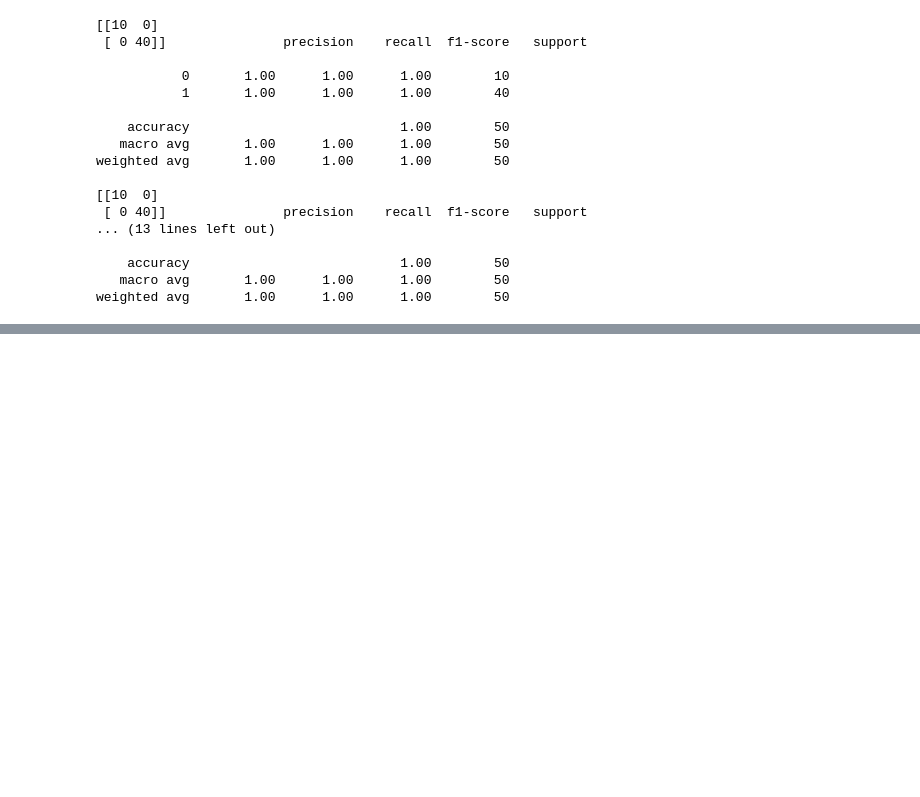
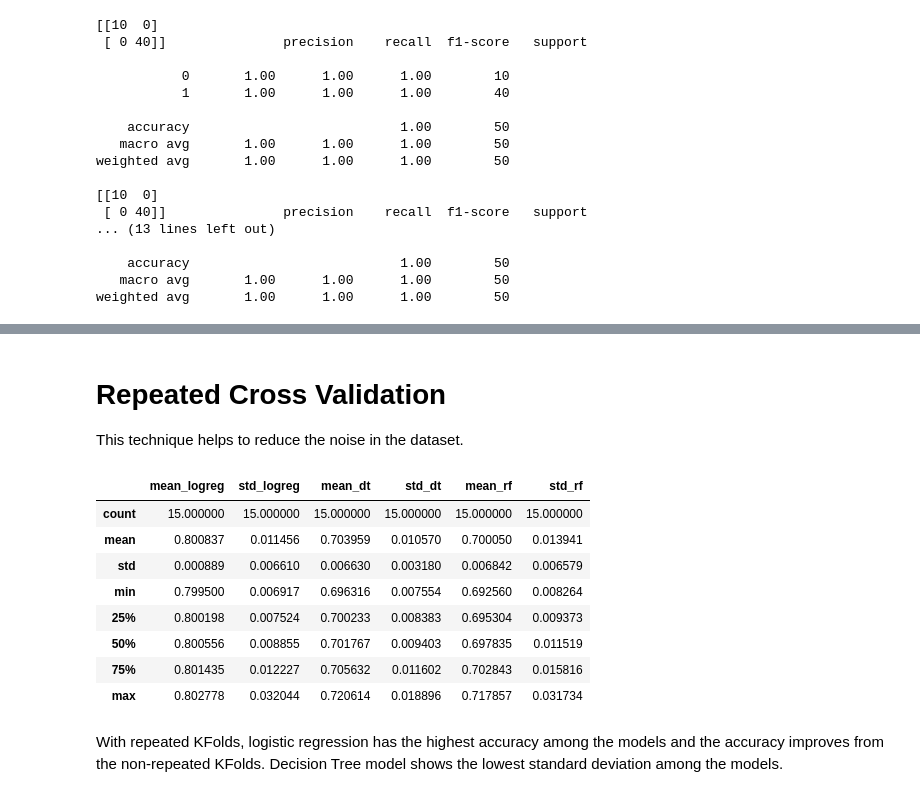
Before and after one commit to xs625/ICU-patients, a Jupyter notebook: Survival.ipynb, the cells around one changed output, grey strips where cells are left out. Cells and saved outputs as stored; diff of their text form; code cells hidden in the pictures; blank space fills up the shorter version.

```diff
--- a/Survival.ipynb
+++ b/Survival.ipynb
@@ -219,0 +302,51 @@ weighted avg       1.00      1.00      1.00        50
+# %% [markdown]
+# Repeated Cross Validation
+
+This technique helps to reduce the noise in the dataset.
+# %%
+from sklearn.model_selection import RepeatedKFold
+from numpy import mean,std
+from scipy.stats import sem
+def evaluate_cv_rep(splits,X,y,model,repeats):
+  cv_rep = RepeatedKFold(n_splits=splits,random_state=42,n_repeats=repeats)
+  scores_rep = cross_val_score(model,X,y,scoring='accuracy',cv=cv_rep)
+  return scores_rep
+
+mean_rep_logreg=list()
+mean_rep_dt=list()
+mean_rep_rf=list()
+
+std_rep_logreg=list()
+std_rep_dt=list()
+std_rep_rf=list()
+
+for repeat in range(1,16):
+  scores_1=evaluate_cv_rep(20,X,y,logreg,repeat)
+  scores_2=evaluate_cv_rep(10,X,y,dt,repeat)
+  scores_3=evaluate_cv_rep(42,X,y,dt,repeat)
+
+  mean_rep_logreg.append(mean(scores_1))
+  mean_rep_dt.append(mean(scores_2))
+  mean_rep_rf.append(mean(scores_3))
+
+  std_rep_logreg.append(sem(scores_1))
+  std_rep_dt.append(sem(scores_2))
+  std_rep_rf.append(sem(scores_3))
+# %%
+Accuracy_rep=pd.DataFrame({'mean_logreg':mean_rep_logreg,'std_logreg':std_rep_logreg,
+                       'mean_dt':mean_rep_dt,'std_dt':std_rep_dt,
+                       'mean_rf':mean_rep_rf,'std_rf':std_rep_rf})
+# %%
+Accuracy_rep.describe()
+# %% [output]
+|  | mean_logreg | std_logreg | mean_dt | std_dt | mean_rf | std_rf |
+| count | 15.000000 | 15.000000 | 15.000000 | 15.000000 | 15.000000 | 15.000000 |
+| mean | 0.800837 | 0.011456 | 0.703959 | 0.010570 | 0.700050 | 0.013941 |
+| std | 0.000889 | 0.006610 | 0.006630 | 0.003180 | 0.006842 | 0.006579 |
+| min | 0.799500 | 0.006917 | 0.696316 | 0.007554 | 0.692560 | 0.008264 |
+| 25% | 0.800198 | 0.007524 | 0.700233 | 0.008383 | 0.695304 | 0.009373 |
+| 50% | 0.800556 | 0.008855 | 0.701767 | 0.009403 | 0.697835 | 0.011519 |
+| 75% | 0.801435 | 0.012227 | 0.705632 | 0.011602 | 0.702843 | 0.015816 |
+| max | 0.802778 | 0.032044 | 0.720614 | 0.018896 | 0.717857 | 0.031734 |
+# %% [markdown]
+With repeated KFolds, logistic regression has the highest accuracy among the models and the accuracy improves from the non-repeated KFolds. Decision Tree model shows the lowest standard deviation among the models.
```
Also changed, not shown: parts of 29 cells of this notebook.
